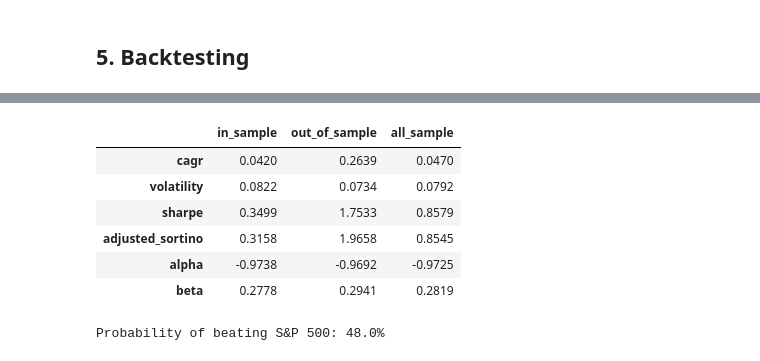
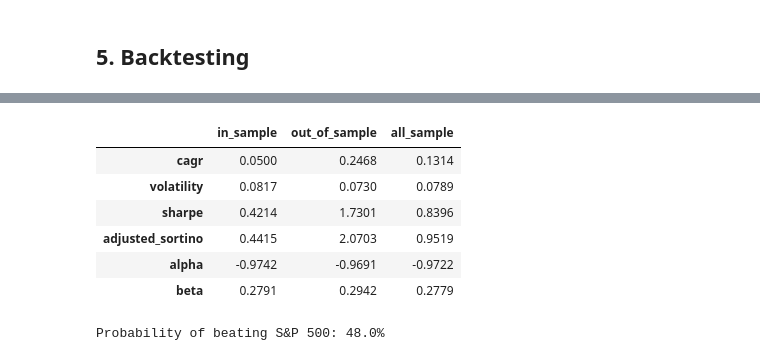
Before and after one commit to msh855/QuantitativePortfolioManagement, a Jupyter notebook: portfolio_tutorial.ipynb, the cells around one changed output, grey strips where cells are left out. Saved outputs shown, nothing was run; the diff lists cells and outputs as text; code cells hidden in the pictures.

```diff
--- a/portfolio_tutorial.ipynb
+++ b/portfolio_tutorial.ipynb
@@ -514,7 +514,7 @@ means, dists, dist_stats = bootstrap_portfolio_performance(
     returns=portfolio_returns,
     returns_benchmark=benchmark.squeeze(),
     out_of_sample_date='2023-01-01',
-    n_sim=500
+    n_sim=50
 )
 print("Bootstrap Performance Metrics:")
 means.round(4)
@@ -526,11 +526,11 @@ bootstrap_portfolio_performance took 185.450sec
 Bootstrap Performance Metrics:
 |  | in_sample | out_of_sample | all_sample |
-| cagr | 0.0420 | 0.2639 | 0.0470 |
-| volatility | 0.0822 | 0.0734 | 0.0792 |
-| sharpe | 0.3499 | 1.7533 | 0.8579 |
-| adjusted_sortino | 0.3158 | 1.9658 | 0.8545 |
-| alpha | -0.9738 | -0.9692 | -0.9725 |
-| beta | 0.2778 | 0.2941 | 0.2819 |
+| cagr | 0.0500 | 0.2468 | 0.1314 |
+| volatility | 0.0817 | 0.0730 | 0.0789 |
+| sharpe | 0.4214 | 1.7301 | 0.8396 |
+| adjusted_sortino | 0.4415 | 2.0703 | 0.9519 |
+| alpha | -0.9742 | -0.9691 | -0.9722 |
+| beta | 0.2791 | 0.2942 | 0.2779 |
 # %%
 # Probability of beating benchmark
 beat_prob = beating_probability(
```
Also changed, not shown: parts of 7 cells of this notebook.
